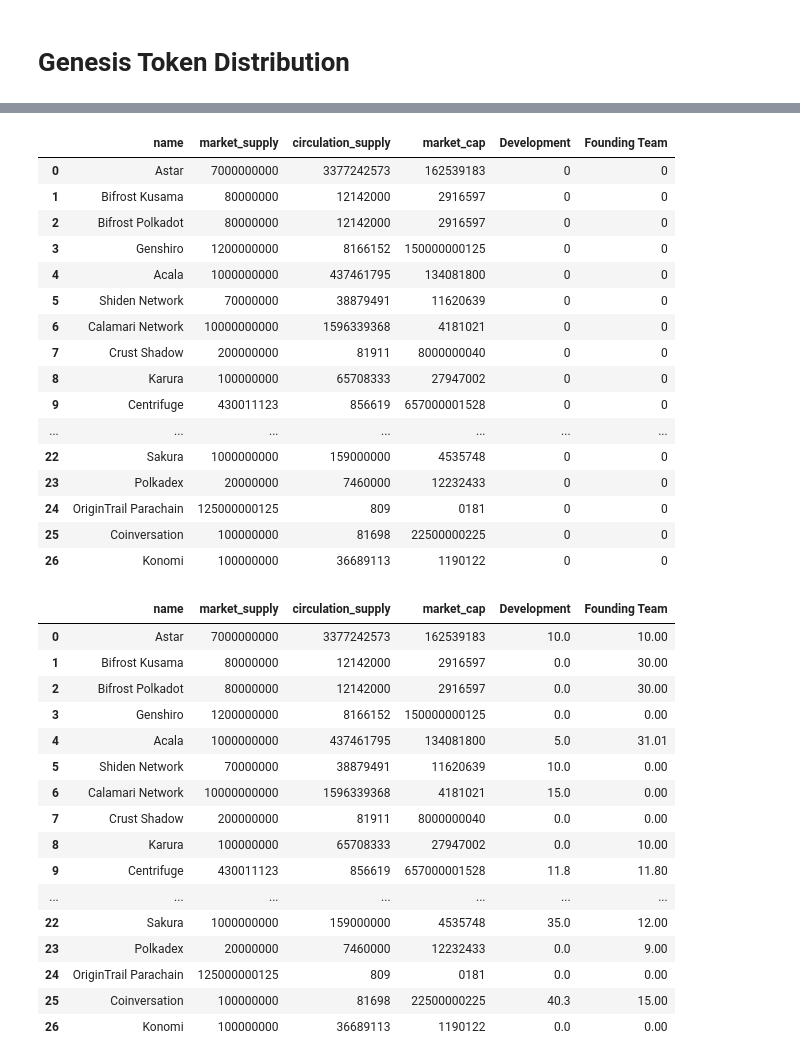
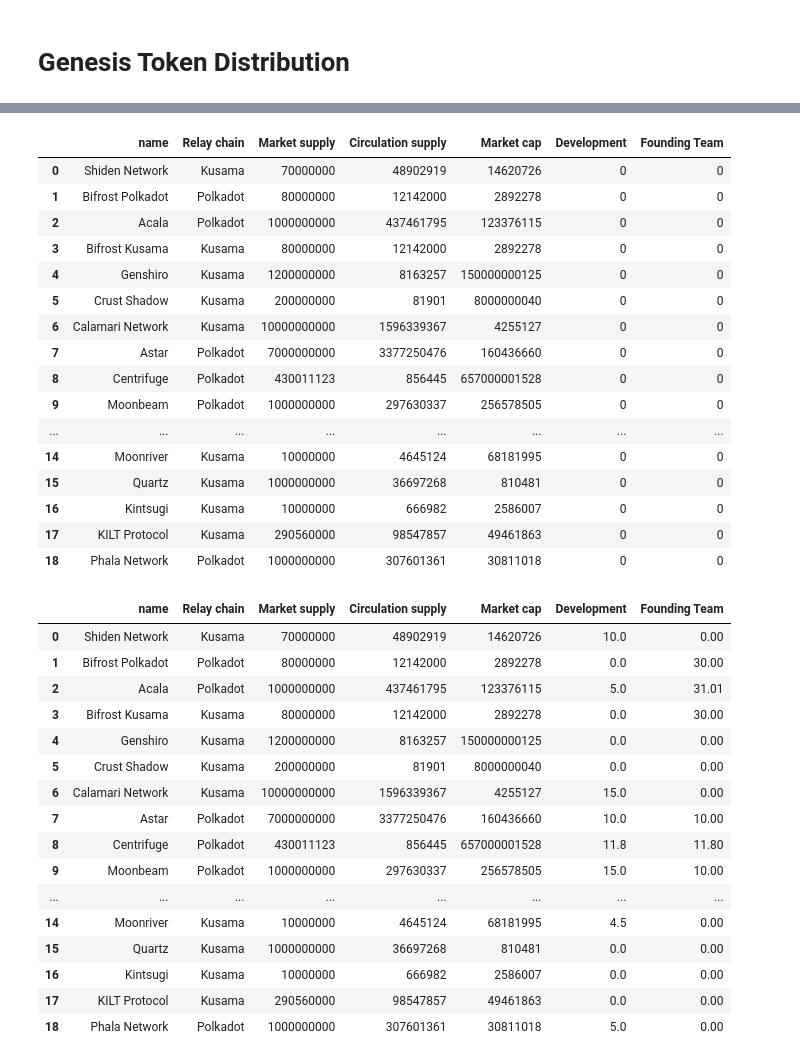
Before and after one commit to hashed-io/hashed-genesis-token-distribution-scraping, a Jupyter notebook: genesis_token.ipynb, the cells around one changed output, grey strips where cells are left out. Drawn from its saved outputs; the diff is of its cells as text; code cells hidden in the pictures.

```diff
--- a/genesis_token.ipynb
+++ b/genesis_token.ipynb
@@ -10,7 +10,7 @@ import json
 # %%
 data = []
 
-with open('token_data.json') as json_file:
+with open('data.json') as json_file:
 
     file = json.load(json_file)
 
@@ -18,9 +18,10 @@ with open('token_data.json') as json_file:
         output = {}
 
         output["name"] = line['name']
-        output["market_supply"] = line['market_supply']
-        output["circulation_supply"] = line['circulation_supply']
-        output["market_cap"] = line['market_cap']
+        output["Relay chain"] = line['relay_chain']
+        output["Market supply"] = line['market_supply']
+        output["Circulation supply"] = line['circulation_supply']
+        output["Market cap"] = line['market_cap']
 
         for k in line["token_distribution"]:
             output[k[0]] = k[1]
@@ -52,26 +53,26 @@ df
 # %%
-new_df = df[['name','market_supply', 'circulation_supply', 'market_cap']].copy()
+new_df = df[['name', 'Relay chain','Market supply', 'Circulation supply', 'Market cap']].copy()
 new_df['Development'] = 0
 new_df['Founding Team'] = 0
 new_df
 # %% [output]
-|  | name | market_supply | circulation_supply | market_cap | Development | Founding Team |
-| 0 | Astar | 7000000000 | 3377242573 | 162539183 | 0 | 0 |
-| 1 | Bifrost Kusama | 80000000 | 12142000 | 2916597 | 0 | 0 |
-| 2 | Bifrost Polkadot | 80000000 | 12142000 | 2916597 | 0 | 0 |
-| 3 | Genshiro | 1200000000 | 8166152 | 150000000125 | 0 | 0 |
-| 4 | Acala | 1000000000 | 437461795 | 134081800 | 0 | 0 |
-| 5 | Shiden Network | 70000000 | 38879491 | 11620639 | 0 | 0 |
-| 6 | Calamari Network | 10000000000 | 1596339368 | 4181021 | 0 | 0 |
-| 7 | Crust Shadow | 200000000 | 81911 | 8000000040 | 0 | 0 |
-| 8 | Karura | 100000000 | 65708333 | 27947002 | 0 | 0 |
-| 9 | Centrifuge | 430011123 | 856619 | 657000001528 | 0 | 0 |
-| ... | ... | ... | ... | ... | ... | ... |
-| 22 | Sakura | 1000000000 | 159000000 | 4535748 | 0 | 0 |
-| 23 | Polkadex | 20000000 | 7460000 | 12232433 | 0 | 0 |
-| 24 | OriginTrail Parachain | 125000000125 | 809 | 0181 | 0 | 0 |
-| 25 | Coinversation | 100000000 | 81698 | 22500000225 | 0 | 0 |
-| 26 | Konomi | 100000000 | 36689113 | 1190122 | 0 | 0 |
+|  | name | Relay chain | Market supply | Circulation supply | Market cap | Development | Founding Team |
+| 0 | Shiden Network | Kusama | 70000000 | 48902919 | 14620726 | 0 | 0 |
+| 1 | Bifrost Polkadot | Polkadot | 80000000 | 12142000 | 2892278 | 0 | 0 |
+| 2 | Acala | Polkadot | 1000000000 | 437461795 | 123376115 | 0 | 0 |
+| 3 | Bifrost Kusama | Kusama | 80000000 | 12142000 | 2892278 | 0 | 0 |
+| 4 | Genshiro | Kusama | 1200000000 | 8163257 | 150000000125 | 0 | 0 |
+| 5 | Crust Shadow | Kusama | 200000000 | 81901 | 8000000040 | 0 | 0 |
+| 6 | Calamari Network | Kusama | 10000000000 | 1596339367 | 4255127 | 0 | 0 |
+| 7 | Astar | Polkadot | 7000000000 | 3377250476 | 160436660 | 0 | 0 |
+| 8 | Centrifuge | Polkadot | 430011123 | 856445 | 657000001528 | 0 | 0 |
+| 9 | Moonbeam | Polkadot | 1000000000 | 297630337 | 256578505 | 0 | 0 |
+| ... | ... | ... | ... | ... | ... | ... | ... |
+| 14 | Moonriver | Kusama | 10000000 | 4645124 | 68181995 | 0 | 0 |
+| 15 | Quartz | Kusama | 1000000000 | 36697268 | 810481 | 0 | 0 |
+| 16 | Kintsugi | Kusama | 10000000 | 666982 | 2586007 | 0 | 0 |
+| 17 | KILT Protocol | Kusama | 290560000 | 98547857 | 49461863 | 0 | 0 |
+| 18 | Phala Network | Polkadot | 1000000000 | 307601361 | 30811018 | 0 | 0 |
 # %%
 for info in df:
   dev_info = re.search(".*Dev+.*", info)
@@ -85,20 +86,20 @@ for info in df:
 # %%
 new_df
 # %% [output]
-|  | name | market_supply | circulation_supply | market_cap | Development | Founding Team |
-| 0 | Astar | 7000000000 | 3377242573 | 162539183 | 10.0 | 10.00 |
-| 1 | Bifrost Kusama | 80000000 | 12142000 | 2916597 | 0.0 | 30.00 |
-| 2 | Bifrost Polkadot | 80000000 | 12142000 | 2916597 | 0.0 | 30.00 |
-| 3 | Genshiro | 1200000000 | 8166152 | 150000000125 | 0.0 | 0.00 |
-| 4 | Acala | 1000000000 | 437461795 | 134081800 | 5.0 | 31.01 |
-| 5 | Shiden Network | 70000000 | 38879491 | 11620639 | 10.0 | 0.00 |
-| 6 | Calamari Network | 10000000000 | 1596339368 | 4181021 | 15.0 | 0.00 |
-| 7 | Crust Shadow | 200000000 | 81911 | 8000000040 | 0.0 | 0.00 |
-| 8 | Karura | 100000000 | 65708333 | 27947002 | 0.0 | 10.00 |
-| 9 | Centrifuge | 430011123 | 856619 | 657000001528 | 11.8 | 11.80 |
-| ... | ... | ... | ... | ... | ... | ... |
-| 22 | Sakura | 1000000000 | 159000000 | 4535748 | 35.0 | 12.00 |
-| 23 | Polkadex | 20000000 | 7460000 | 12232433 | 0.0 | 9.00 |
-| 24 | OriginTrail Parachain | 125000000125 | 809 | 0181 | 0.0 | 0.00 |
-| 25 | Coinversation | 100000000 | 81698 | 22500000225 | 40.3 | 15.00 |
-| 26 | Konomi | 100000000 | 36689113 | 1190122 | 0.0 | 0.00 |
+|  | name | Relay chain | Market supply | Circulation supply | Market cap | Development | Founding Team |
+| 0 | Shiden Network | Kusama | 70000000 | 48902919 | 14620726 | 10.0 | 0.00 |
+| 1 | Bifrost Polkadot | Polkadot | 80000000 | 12142000 | 2892278 | 0.0 | 30.00 |
+| 2 | Acala | Polkadot | 1000000000 | 437461795 | 123376115 | 5.0 | 31.01 |
+| 3 | Bifrost Kusama | Kusama | 80000000 | 12142000 | 2892278 | 0.0 | 30.00 |
+| 4 | Genshiro | Kusama | 1200000000 | 8163257 | 150000000125 | 0.0 | 0.00 |
+| 5 | Crust Shadow | Kusama | 200000000 | 81901 | 8000000040 | 0.0 | 0.00 |
+| 6 | Calamari Network | Kusama | 10000000000 | 1596339367 | 4255127 | 15.0 | 0.00 |
+| 7 | Astar | Polkadot | 7000000000 | 3377250476 | 160436660 | 10.0 | 10.00 |
+| 8 | Centrifuge | Polkadot | 430011123 | 856445 | 657000001528 | 11.8 | 11.80 |
+| 9 | Moonbeam | Polkadot | 1000000000 | 297630337 | 256578505 | 15.0 | 10.00 |
+| ... | ... | ... | ... | ... | ... | ... | ... |
+| 14 | Moonriver | Kusama | 10000000 | 4645124 | 68181995 | 4.5 | 0.00 |
+| 15 | Quartz | Kusama | 1000000000 | 36697268 | 810481 | 0.0 | 0.00 |
+| 16 | Kintsugi | Kusama | 10000000 | 666982 | 2586007 | 0.0 | 0.00 |
+| 17 | KILT Protocol | Kusama | 290560000 | 98547857 | 49461863 | 0.0 | 0.00 |
+| 18 | Phala Network | Polkadot | 1000000000 | 307601361 | 30811018 | 5.0 | 0.00 |
```
Also changed, not shown: parts of 1 cell of this notebook.
